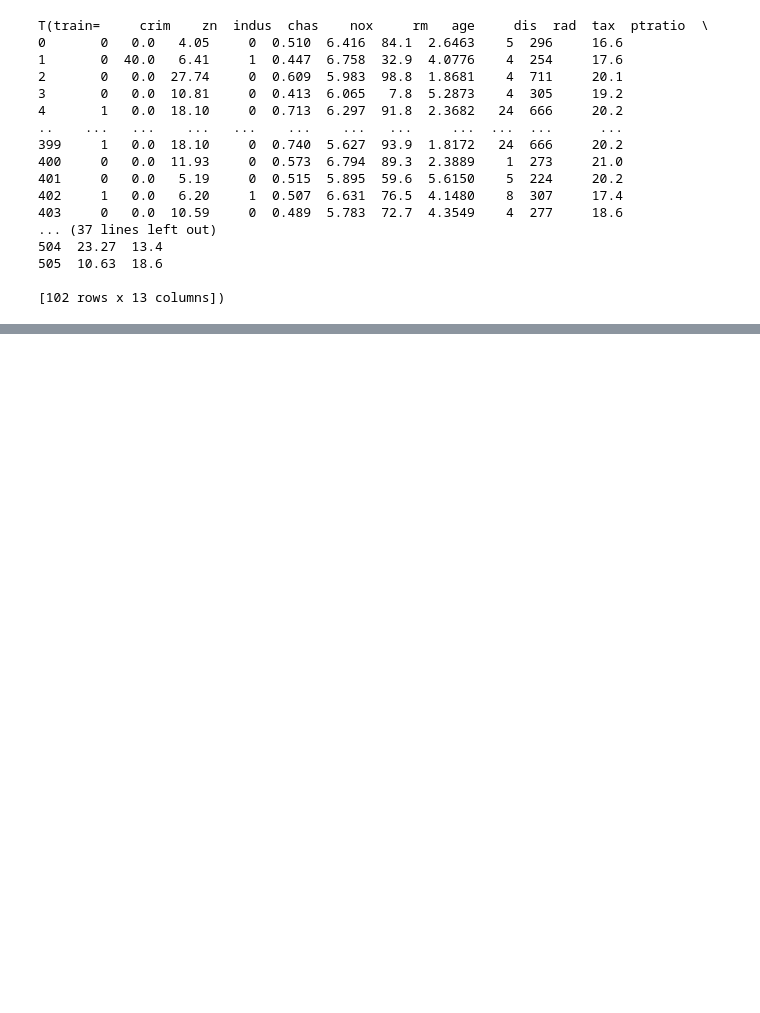
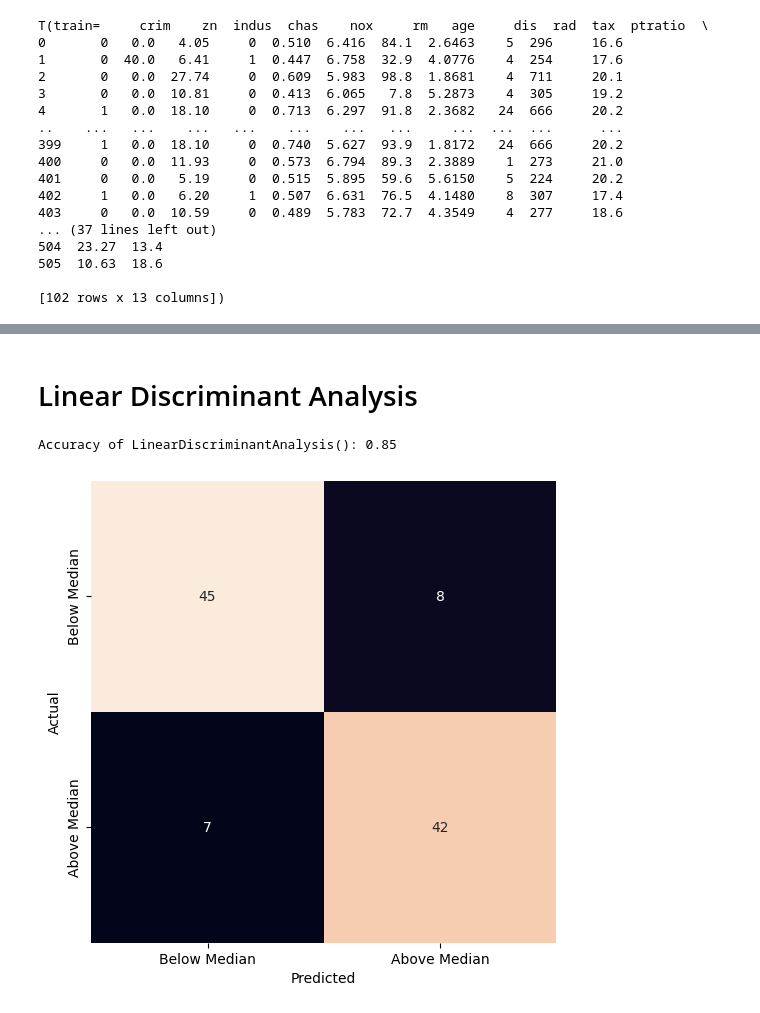
Before and after one commit to woooocoder/machine-learning, a Jupyter notebook: hw3/hw3.ipynb, the cells around one changed output, grey strips where cells are left out. Saved outputs shown, nothing was run; the diff lists cells and outputs as text; code cells hidden in the pictures; blank space fills up the shorter version.

```diff
--- a/hw3/hw3.ipynb
+++ b/hw3/hw3.ipynb
@@ -165,0 +234,7 @@ for k in range(1,11):
+# %% [markdown]
+# Linear Discriminant Analysis
+# %%
+analysis(LinearDiscriminantAnalysis())
+# %% [output]
+Accuracy of LinearDiscriminantAnalysis(): 0.85
+[figure, added]
```
Also changed, not shown: parts of 19 cells of this notebook.
